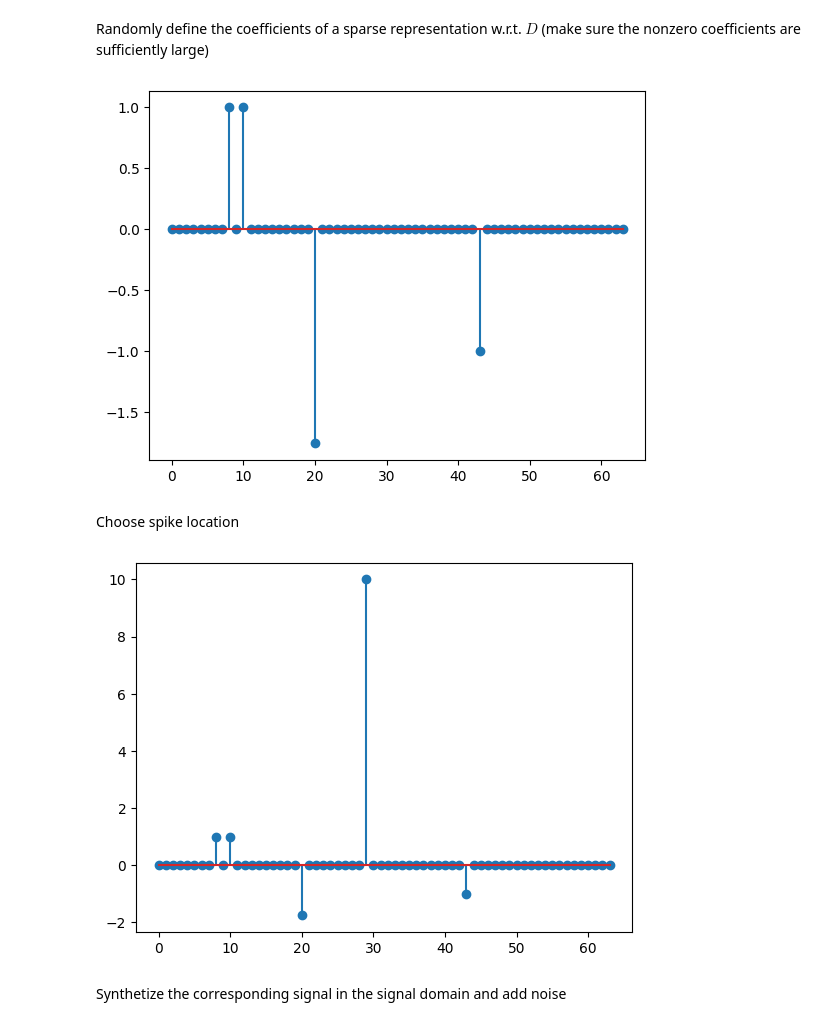
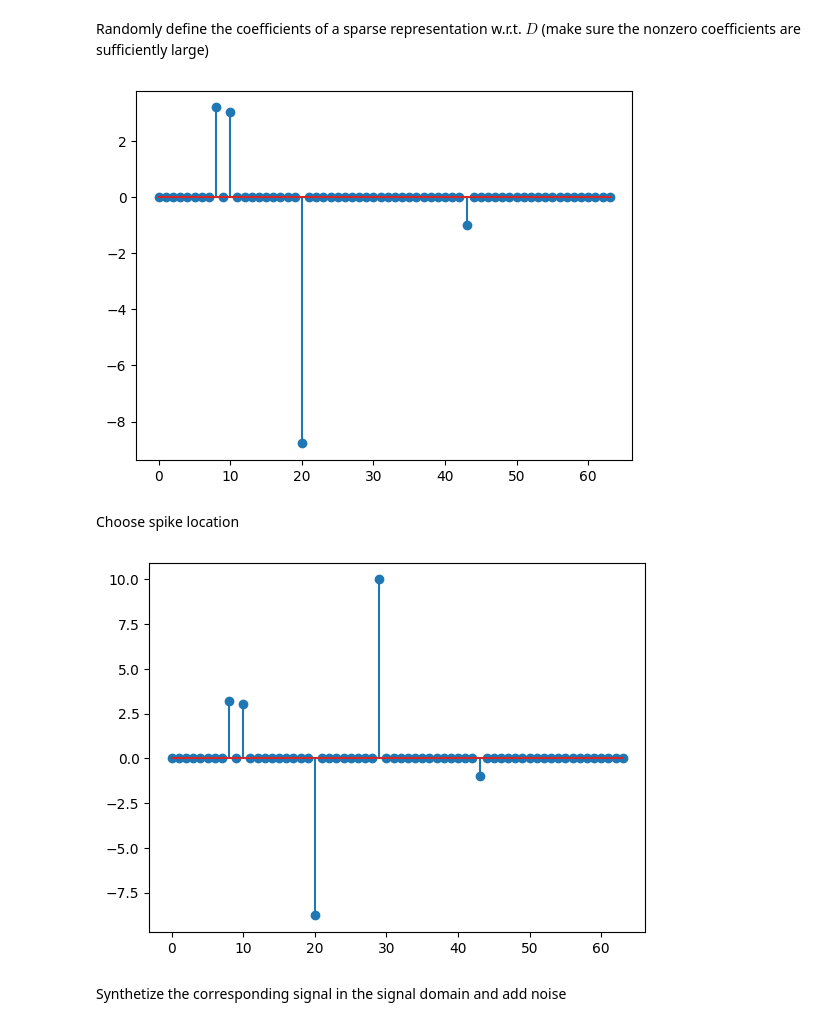
Before and after one commit to Ax-Time/m3ip-homework, a Jupyter notebook: labs/lez_7_matching_pursuit_variants.ipynb, the cells around one changed output. Saved outputs shown, nothing was run; the diff lists cells and outputs as text; code cells hidden in the pictures.

```diff
--- a/labs/lez_7_matching_pursuit_variants.ipynb
+++ b/labs/lez_7_matching_pursuit_variants.ipynb
@@ -38,11 +38,11 @@ sigma_noise = 0.2
 # %% [markdown]
 Randomly define the coefficients of a sparse representation w.r.t. $D$ (make sure the nonzero coefficients are sufficiently large)
 # %%
-x0 = lib.Lsparse(N, L)
+x0 = lib.Lsparse(N, L) * 5
 x0[np.abs(x0) < 1] = np.sign(x0[np.abs(x0) < 1])
 plt.stem(x0);
 # %% [output]
-[figure, old version]
+[figure, new version]
 # %% [markdown]
 Choose spike location
 # %%
@@ -50,7 +50,7 @@ spikeLocation = np.random.choice(np.arange(N)[x0 == 0], 1).item()
 x0[spikeLocation] = 10
 plt.stem(x0);
 # %% [output]
-[figure, old version]
+[figure, new version]
 # %% [markdown]
 Synthetize the corresponding signal in the signal domain and add noise
 # %%
```
Also changed, not shown: parts of 3 cells of this notebook, 1 other file.
